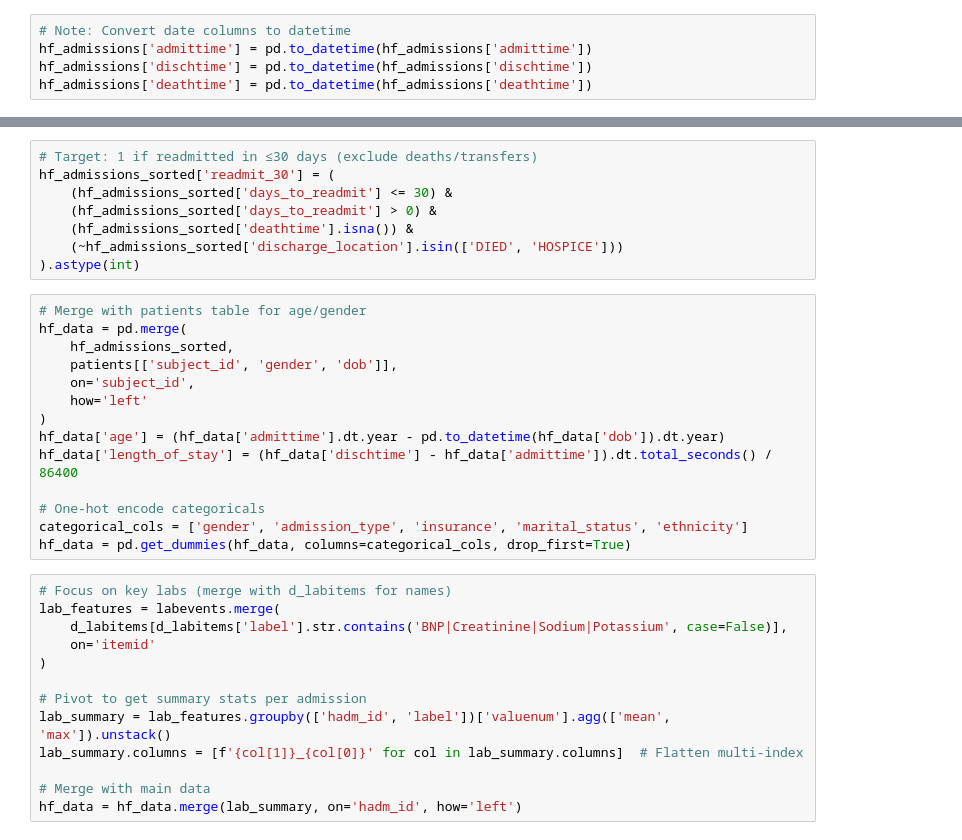
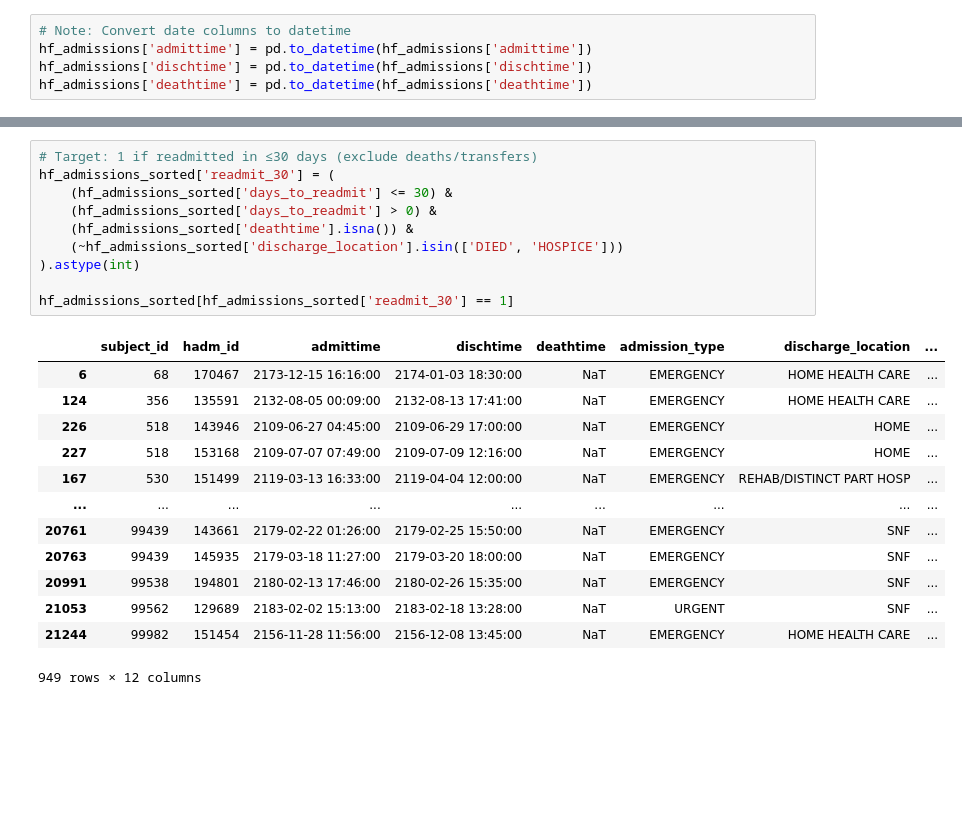
Before and after one commit to Adi-Ida404/hf-readmission, a Jupyter notebook: processed/eda.ipynb, the cells around one changed output, grey strips where cells are left out. Drawn from its saved outputs; the diff is of its cells as text; blank space fills up the shorter version.

```diff
--- a/processed/eda.ipynb
+++ b/processed/eda.ipynb
@@ -230,35 +97,24 @@ hf_admissions_sorted['days_to_readmit'] = (
 # %%
 # Target: 1 if readmitted in ≤30 days (exclude deaths/transfers)
 hf_admissions_sorted['readmit_30'] = (
     (hf_admissions_sorted['days_to_readmit'] <= 30) &
     (hf_admissions_sorted['days_to_readmit'] > 0) &
     (hf_admissions_sorted['deathtime'].isna()) &
     (~hf_admissions_sorted['discharge_location'].isin(['DIED', 'HOSPICE']))
 ).astype(int)
+
+hf_admissions_sorted[hf_admissions_sorted['readmit_30'] == 1]
+# %% [output]
+|  | subject_id | hadm_id | admittime | dischtime | deathtime | admission_type | discharge_location | ... |
+| 6 | 68 | 170467 | 2173-12-15 16:16:00 | 2174-01-03 18:30:00 | NaT | EMERGENCY | HOME HEALTH CARE | ... |
+| 124 | 356 | 135591 | 2132-08-05 00:09:00 | 2132-08-13 17:41:00 | NaT | EMERGENCY | HOME HEALTH CARE | ... |
+| 226 | 518 | 143946 | 2109-06-27 04:45:00 | 2109-06-29 17:00:00 | NaT | EMERGENCY | HOME | ... |
+| 227 | 518 | 153168 | 2109-07-07 07:49:00 | 2109-07-09 12:16:00 | NaT | EMERGENCY | HOME | ... |
+| 167 | 530 | 151499 | 2119-03-13 16:33:00 | 2119-04-04 12:00:00 | NaT | EMERGENCY | REHAB/DISTINCT PART HOSP | ... |
+| ... | ... | ... | ... | ... | ... | ... | ... | ... |
+| 20761 | 99439 | 143661 | 2179-02-22 01:26:00 | 2179-02-25 15:50:00 | NaT | EMERGENCY | SNF | ... |
+| 20763 | 99439 | 145935 | 2179-03-18 11:27:00 | 2179-03-20 18:00:00 | NaT | EMERGENCY | SNF | ... |
+| 20991 | 99538 | 194801 | 2180-02-13 17:46:00 | 2180-02-26 15:35:00 | NaT | EMERGENCY | SNF | ... |
+| 21053 | 99562 | 129689 | 2183-02-02 15:13:00 | 2183-02-18 13:28:00 | NaT | URGENT | SNF | ... |
+| 21244 | 99982 | 151454 | 2156-11-28 11:56:00 | 2156-12-08 13:45:00 | NaT | EMERGENCY | HOME HEALTH CARE | ... |
+949 rows × 12 columns
-# %%
-# Merge with patients table for age/gender
-hf_data = pd.merge(
-    hf_admissions_sorted,
-    patients[['subject_id', 'gender', 'dob']],
-    on='subject_id',
-    how='left'
-)
-hf_data['age'] = (hf_data['admittime'].dt.year - pd.to_datetime(hf_data['dob']).dt.year)
-hf_data['length_of_stay'] = (hf_data['dischtime'] - hf_data['admittime']).dt.total_seconds() / 86400
-
-# One-hot encode categoricals
-categorical_cols = ['gender', 'admission_type', 'insurance', 'marital_status', 'ethnicity']
-hf_data = pd.get_dummies(hf_data, columns=categorical_cols, drop_first=True)
-# %%
-# Focus on key labs (merge with d_labitems for names)
-lab_features = labevents.merge(
-    d_labitems[d_labitems['label'].str.contains('BNP|Creatinine|Sodium|Potassium', case=False)],
-    on='itemid'
-)
-
-# Pivot to get summary stats per admission
-lab_summary = lab_features.groupby(['hadm_id', 'label'])['valuenum'].agg(['mean', 'max']).unstack()
-lab_summary.columns = [f'{col[1]}_{col[0]}' for col in lab_summary.columns]  # Flatten multi-index
-
-# Merge with main data
-hf_data = hf_data.merge(lab_summary, on='hadm_id', how='left')
```
Also changed, not shown: parts of 40 cells of this notebook.
